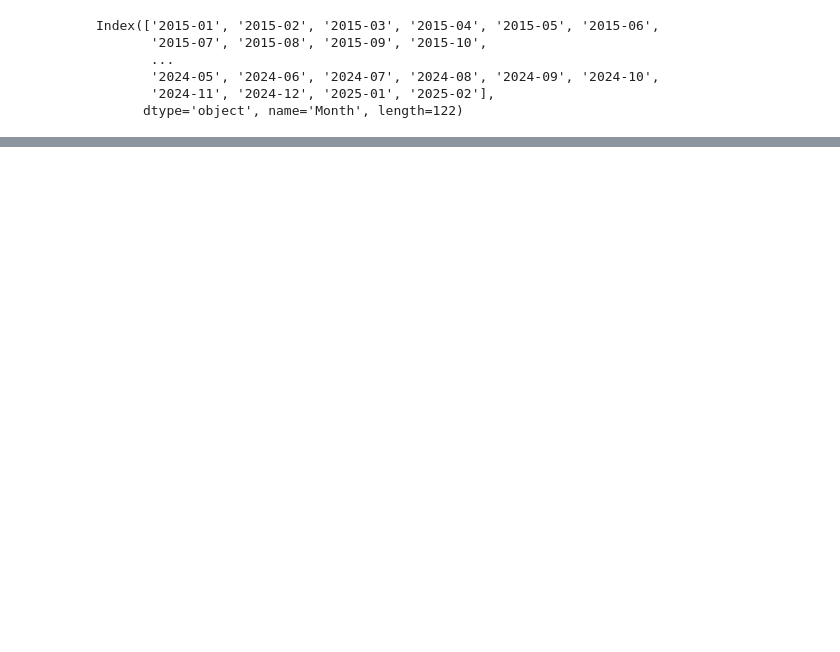
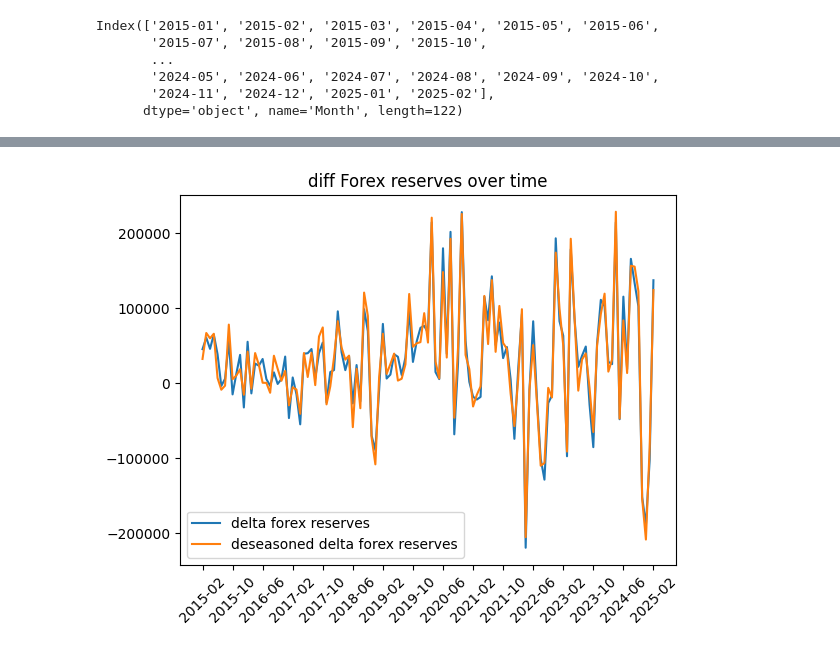
Before and after one commit to BlueSky2407/ae-assignment-3, a Jupyter notebook: src/data_summary.ipynb, the cells around one changed output, grey strips where cells are left out. Cells and saved outputs as stored; diff of their text form; code cells hidden in the pictures; blank space fills up the shorter version.

```diff
--- a/src/data_summary.ipynb
+++ b/src/data_summary.ipynb
@@ -113,3 +133,16 @@ plt.show()
+# %%
+plt.figure()
+plt.plot(months, regr_df['D_Forex_Reserves'], label="delta forex reserves")
+plt.plot(months, deseasoned_df['fxres_diff'], label="deseasoned delta forex reserves")
+plt.title("diff Forex reserves over time")
+plt.xticks(
+    ticks=range(0, len(months), 8),
+    rotation=45
+)
+plt.legend()
+plt.show()
+# %% [output]
+[figure, added]
 # %%
 plt.figure()
 plt.plot(months, model_data['RBI REFERENCE RATE: INR PER USD'][1:], label="exch rate")
```
Also changed, not shown: parts of 27 cells of this notebook, 3 other files.
